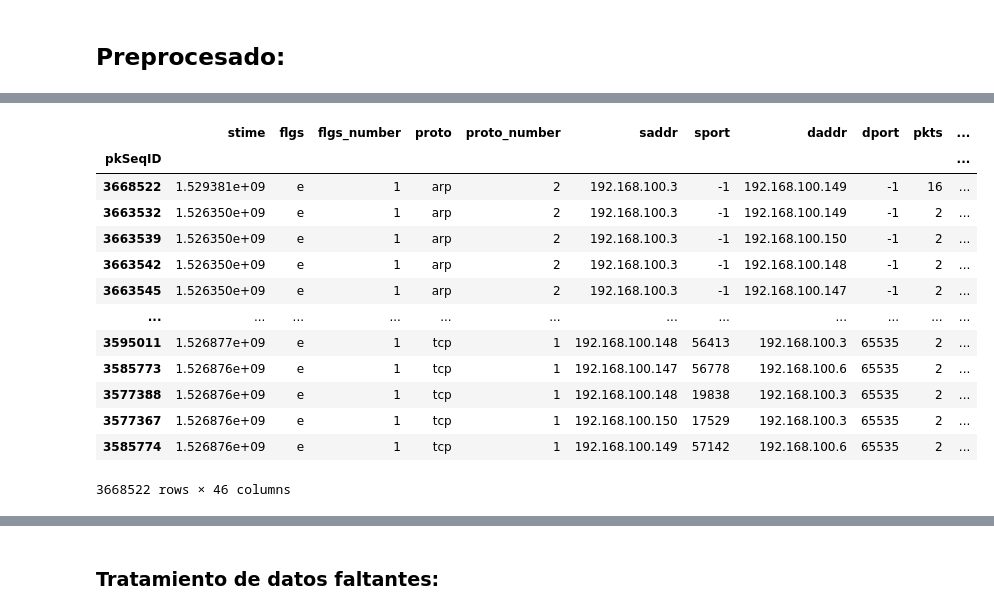
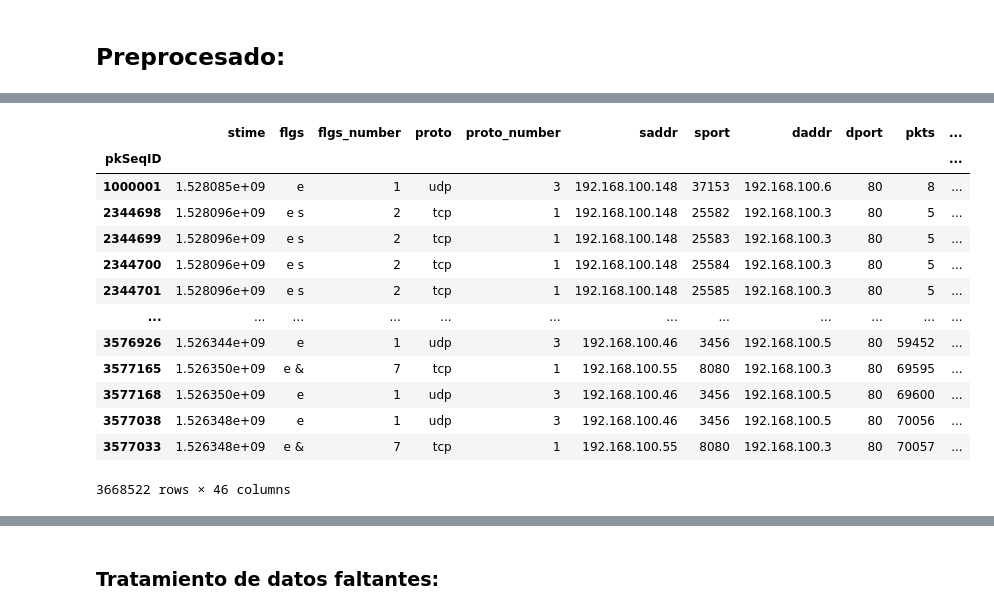
Before and after one commit to PabloDelaFuenteArteaga/autoencoders-ciberseguridad, a Jupyter notebook: notebooks/codigo.ipynb, the cells around one changed output, grey strips where cells are left out. Cells and saved outputs as stored; diff of their text form; code cells hidden in the pictures.

```diff
--- a/notebooks/codigo.ipynb
+++ b/notebooks/codigo.ipynb
@@ -114,5 +112,5 @@ dtypes = {
     'subcategory': 'category'
     }
 # %%
-df_opt = pd.read_csv("datos_ciber.csv", index_col='pkSeqID', dtype=dtypes)
+df_opt = pd.read_csv("C:/Users/ruben/repos/proyecto-ciber/data/datos_ciber.csv", index_col='pkSeqID', dtype=dtypes)
 # %%
@@ -136,19 +134,19 @@ Data columns (total 46 columns):
 dtypes: Int32(2), UInt16(2), UInt32(13), UInt8(5), category(9), float32(15)
 memory usage: 587.8 MB
 # %%
-df.sort_values(by=['dport'])
+df_opt.sort_values(by=['dpkts'])
 # %% [output]
 |  | stime | flgs | flgs_number | proto | proto_number | saddr | sport | daddr | dport | pkts | ... |
 | pkSeqID |  |  |  |  |  |  |  |  |  |  | ... |
-| 3668522 | 1.529381e+09 | e | 1 | arp | 2 | 192.168.100.3 | -1 | 192.168.100.149 | -1 | 16 | ... |
-| 3663532 | 1.526350e+09 | e | 1 | arp | 2 | 192.168.100.3 | -1 | 192.168.100.149 | -1 | 2 | ... |
-| 3663539 | 1.526350e+09 | e | 1 | arp | 2 | 192.168.100.3 | -1 | 192.168.100.150 | -1 | 2 | ... |
-| 3663542 | 1.526350e+09 | e | 1 | arp | 2 | 192.168.100.3 | -1 | 192.168.100.148 | -1 | 2 | ... |
-| 3663545 | 1.526350e+09 | e | 1 | arp | 2 | 192.168.100.3 | -1 | 192.168.100.147 | -1 | 2 | ... |
+| 1000001 | 1.528085e+09 | e | 1 | udp | 3 | 192.168.100.148 | 37153 | 192.168.100.6 | 80 | 8 | ... |
+| 2344698 | 1.528096e+09 | e s | 2 | tcp | 1 | 192.168.100.148 | 25582 | 192.168.100.3 | 80 | 5 | ... |
+| 2344699 | 1.528096e+09 | e s | 2 | tcp | 1 | 192.168.100.148 | 25583 | 192.168.100.3 | 80 | 5 | ... |
+| 2344700 | 1.528096e+09 | e s | 2 | tcp | 1 | 192.168.100.148 | 25584 | 192.168.100.3 | 80 | 5 | ... |
+| 2344701 | 1.528096e+09 | e s | 2 | tcp | 1 | 192.168.100.148 | 25585 | 192.168.100.3 | 80 | 5 | ... |
 | ... | ... | ... | ... | ... | ... | ... | ... | ... | ... | ... | ... |
-| 3595011 | 1.526877e+09 | e | 1 | tcp | 1 | 192.168.100.148 | 56413 | 192.168.100.3 | 65535 | 2 | ... |
-| 3585773 | 1.526876e+09 | e | 1 | tcp | 1 | 192.168.100.147 | 56778 | 192.168.100.6 | 65535 | 2 | ... |
-| 3577388 | 1.526876e+09 | e | 1 | tcp | 1 | 192.168.100.148 | 19838 | 192.168.100.3 | 65535 | 2 | ... |
-| 3577367 | 1.526876e+09 | e | 1 | tcp | 1 | 192.168.100.150 | 17529 | 192.168.100.3 | 65535 | 2 | ... |
-| 3585774 | 1.526876e+09 | e | 1 | tcp | 1 | 192.168.100.149 | 57142 | 192.168.100.6 | 65535 | 2 | ... |
+| 3576926 | 1.526344e+09 | e | 1 | udp | 3 | 192.168.100.46 | 3456 | 192.168.100.5 | 80 | 59452 | ... |
+| 3577165 | 1.526350e+09 | e & | 7 | tcp | 1 | 192.168.100.55 | 8080 | 192.168.100.3 | 80 | 69595 | ... |
+| 3577168 | 1.526350e+09 | e | 1 | udp | 3 | 192.168.100.46 | 3456 | 192.168.100.5 | 80 | 69600 | ... |
+| 3577038 | 1.526348e+09 | e | 1 | udp | 3 | 192.168.100.46 | 3456 | 192.168.100.5 | 80 | 70056 | ... |
+| 3577033 | 1.526348e+09 | e & | 7 | tcp | 1 | 192.168.100.55 | 8080 | 192.168.100.3 | 80 | 70057 | ... |
 3668522 rows × 46 columns
```
Also changed, not shown: parts of 9 cells of this notebook.
